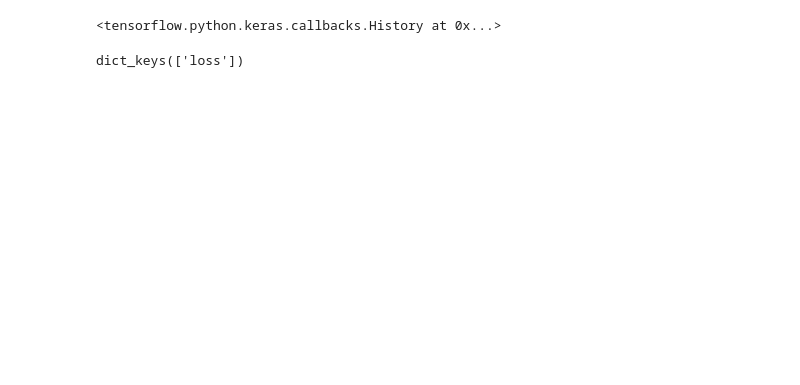
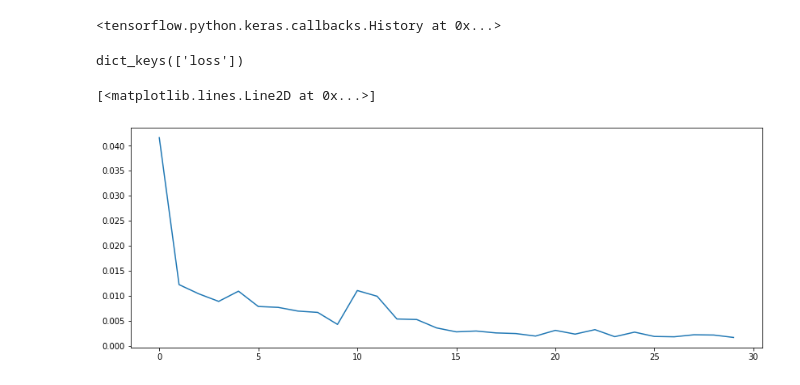
Before and after one commit to sailajak2003/TimeSeries, a Jupyter notebook: airline_pssg.ipynb, the cells around one changed output. Cells and saved outputs as stored; diff of their text form; code cells hidden in the pictures; blank space fills up the shorter version.

```diff
--- a/airline_pssg.ipynb
+++ b/airline_pssg.ipynb
@@ -441,3 +453,9 @@ Epoch 30/30
 model.history.history.keys()
 # %% [output]
 dict_keys(['loss'])
+# %%
+myloss=model.history.history['loss']
+plt.plot(range(len(myloss)),myloss)
+# %% [output]
+[<matplotlib.lines.Line2D at 0x...>]
+[figure, added]
```
Also changed, not shown: parts of 8 cells of this notebook.
